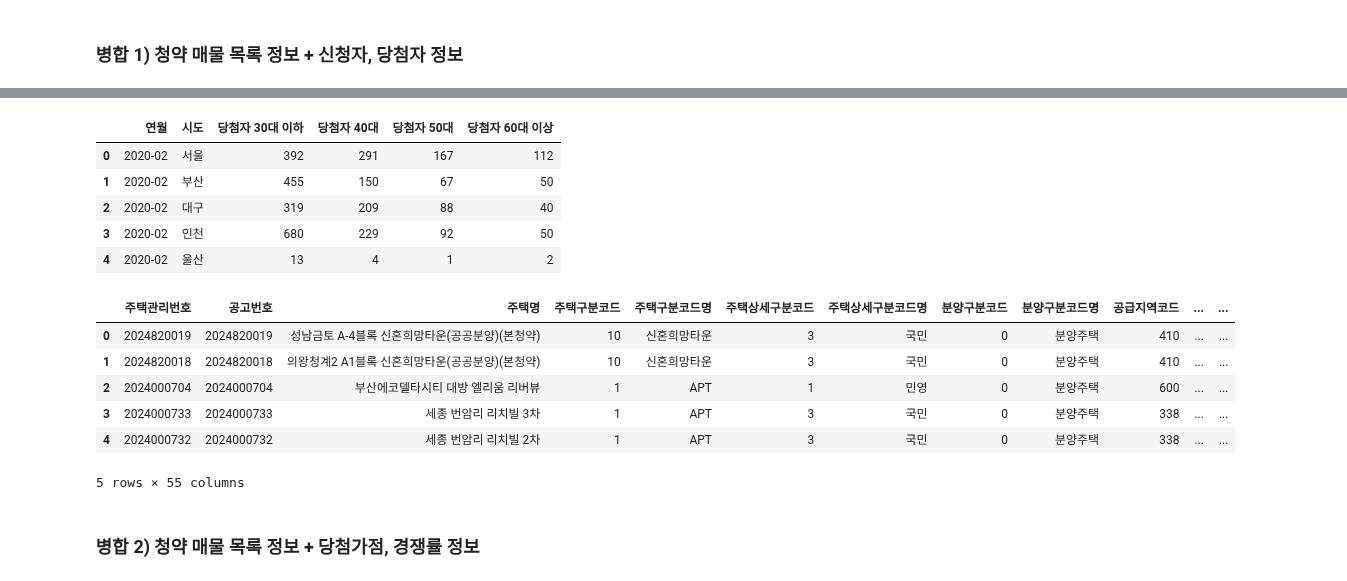
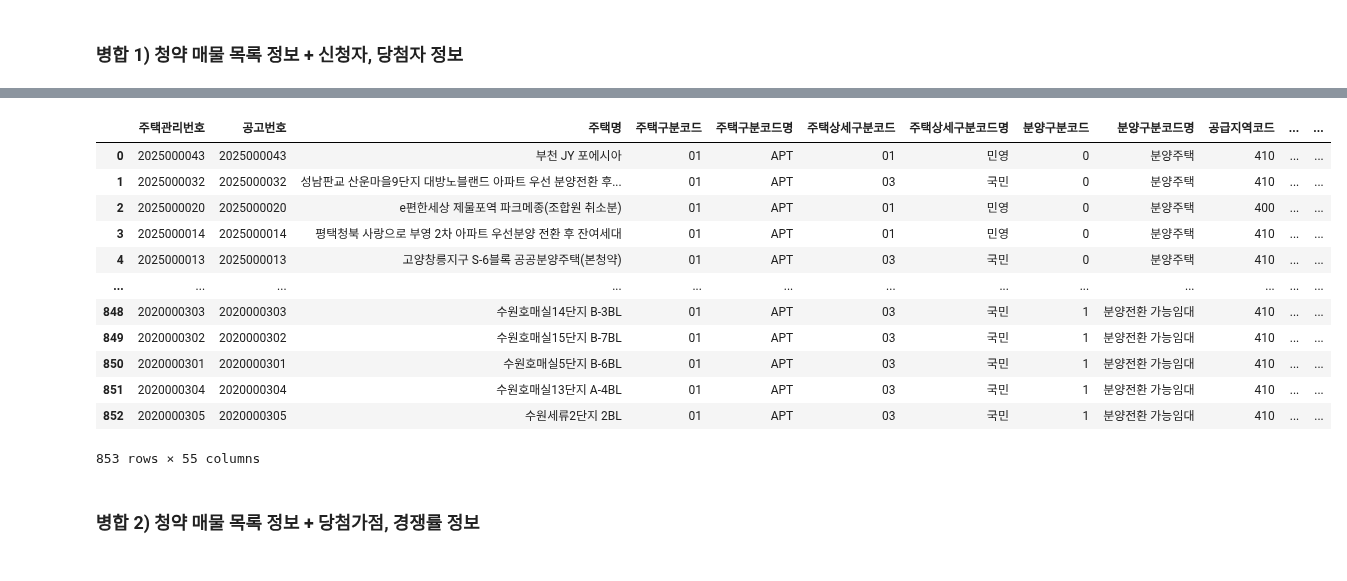
Before and after one commit to choikwangil95/HKToss-MLOps-Proejct, a Jupyter notebook: src/storage/raw_data/data_merged.ipynb, the cells around one changed output, grey strips where cells are left out. Cells and saved outputs as stored; diff of their text form; code cells hidden in the pictures.

```diff
--- a/src/storage/raw_data/data_merged.ipynb
+++ b/src/storage/raw_data/data_merged.ipynb
@@ -63,0 +96,11 @@ df_applicant_list.head()
+# %%
+# 청약 연도별, 시도별 연령별 당첨건수 API로 가져오기
+
+from api import get_estate_winner_list_total
+
+# 테스트 실행 예제
+df_winner_1 = get_estate_winner_list_total(100)
+df_winner_2 = get_estate_winner_list_total(400)
+df_winner_3 = get_estate_winner_list_total(410)
+
+df_winner_list = pd.concat([df_winner_1, df_winner_2, df_winner_3]).reset_index(drop=True)
@@ -64,3 +125,8 @@ df_applicant_list.head()
+# %%
+# 청약 신청자, 당첨자 정보 칼럼 가공
+
+df_applicant_list['연월'] = pd.to_datetime(df_applicant_list['연월'], format='%Y%m', errors='coerce').dt.strftime('%Y-%m')
+df_winner_list['연월'] = pd.to_datetime(df_winner_list['연월'], format='%Y%m', errors='coerce').dt.strftime('%Y-%m')
 # %%
 # 청약 목록 데이터프레임에 연월과 시도에 따라 신청자 데이터 병합
 
@@ -69,7 +135,7 @@ df_estate_list = pd.merge(
     df_applicant_list,
     left_on=['공급지역명', '청약접수시작월'],
     right_on=['시도', '연월'],
-    how='inner',
+    how='left',
 )
 
 df_estate_list.drop(columns=['청약접수시작월','연월', '시도'], inplace=True)
@@ -97,45 +152,30 @@ df_winner_list.head()
-# %%
-# 청약 당첨자 정보 칼럼 가공
-
-df_winner_list['연월'] = pd.to_datetime(df_winner_list['연월']).dt.strftime('%Y-%m')
-
-#  당첨자 접두사 추가
-df_winner_list = df_winner_list.rename(columns={
-    '30대 이하': '당첨자 30대 이하',
-    '40대': '당첨자 40대',
-    '50대': '당첨자 50대',
-    '60대 이상': '당첨자 60대 이상'
-})
-
-df_winner_list.head()
-# %% [output]
-|  | 연월 | 시도 | 당첨자 30대 이하 | 당첨자 40대 | 당첨자 50대 | 당첨자 60대 이상 |
-| 0 | 2020-02 | 서울 | 392 | 291 | 167 | 112 |
-| 1 | 2020-02 | 부산 | 455 | 150 | 67 | 50 |
-| 2 | 2020-02 | 대구 | 319 | 209 | 88 | 40 |
-| 3 | 2020-02 | 인천 | 680 | 229 | 92 | 50 |
-| 4 | 2020-02 | 울산 | 13 | 4 | 1 | 2 |
 # %%
 # 청약 목록 데이터프레임에 연월과 시도에 따라 당첨자 데이터 병합
 
 df_estate_list = pd.merge(
     df_estate_list,
     df_winner_list,
     left_on=['공급지역명', '당첨자발표월'],
     right_on=['시도', '연월'],
-    how='inner',
+    how='left',
 )
 
 df_estate_list.drop(columns=['당첨자발표월','연월', '시도'], inplace=True)
 
-df_estate_list.head()
+df_estate_list
 # %% [output]
 |  | 주택관리번호 | 공고번호 | 주택명 | 주택구분코드 | 주택구분코드명 | 주택상세구분코드 | 주택상세구분코드명 | 분양구분코드 | 분양구분코드명 | 공급지역코드 | ... | ... |
-| 0 | 2024820019 | 2024820019 | 성남금토 A-4블록 신혼희망타운(공공분양)(본청약) | 10 | 신혼희망타운 | 3 | 국민 | 0 | 분양주택 | 410 | ... | ... |
-| 1 | 2024820018 | 2024820018 | 의왕청계2 A1블록 신혼희망타운(공공분양)(본청약) | 10 | 신혼희망타운 | 3 | 국민 | 0 | 분양주택 | 410 | ... | ... |
-| 2 | 2024000704 | 2024000704 | 부산에코델타시티 대방 엘리움 리버뷰 | 1 | APT | 1 | 민영 | 0 | 분양주택 | 600 | ... | ... |
-| 3 | 2024000733 | 2024000733 | 세종 번암리 리치빌 3차 | 1 | APT | 3 | 국민 | 0 | 분양주택 | 338 | ... | ... |
-| 4 | 2024000732 | 2024000732 | 세종 번암리 리치빌 2차 | 1 | APT | 3 | 국민 | 0 | 분양주택 | 338 | ... | ... |
+| 0 | 2025000043 | 2025000043 | 부천 JY 포에시아 | 01 | APT | 01 | 민영 | 0 | 분양주택 | 410 | ... | ... |
+| 1 | 2025000032 | 2025000032 | 성남판교 산운마을9단지 대방노블랜드 아파트 우선 분양전환 후... | 01 | APT | 03 | 국민 | 0 | 분양주택 | 410 | ... | ... |
+| 2 | 2025000020 | 2025000020 | e편한세상 제물포역 파크메종(조합원 취소분) | 01 | APT | 01 | 민영 | 0 | 분양주택 | 400 | ... | ... |
+| 3 | 2025000014 | 2025000014 | 평택청북 사랑으로 부영 2차 아파트 우선분양 전환 후 잔여세대 | 01 | APT | 01 | 민영 | 0 | 분양주택 | 410 | ... | ... |
+| 4 | 2025000013 | 2025000013 | 고양창릉지구 S-6블록 공공분양주택(본청약) | 01 | APT | 03 | 국민 | 0 | 분양주택 | 410 | ... | ... |
+| ... | ... | ... | ... | ... | ... | ... | ... | ... | ... | ... | ... | ... |
+| 848 | 2020000303 | 2020000303 | 수원호매실14단지 B-3BL | 01 | APT | 03 | 국민 | 1 | 분양전환 가능임대 | 410 | ... | ... |
+| 849 | 2020000302 | 2020000302 | 수원호매실15단지 B-7BL | 01 | APT | 03 | 국민 | 1 | 분양전환 가능임대 | 410 | ... | ... |
+| 850 | 2020000301 | 2020000301 | 수원호매실5단지 B-6BL | 01 | APT | 03 | 국민 | 1 | 분양전환 가능임대 | 410 | ... | ... |
+| 851 | 2020000304 | 2020000304 | 수원호매실13단지 A-4BL | 01 | APT | 03 | 국민 | 1 | 분양전환 가능임대 | 410 | ... | ... |
+| 852 | 2020000305 | 2020000305 | 수원세류2단지 2BL | 01 | APT | 03 | 국민 | 1 | 분양전환 가능임대 | 410 | ... | ... |
-5 rows × 55 columns
+853 rows × 55 columns
 # %% [markdown]
 ### 병합 2) 청약 매물 목록 정보 + 당첨가점, 경쟁률 정보
```
Also changed, not shown: parts of 30 cells of this notebook, 17 other files.
